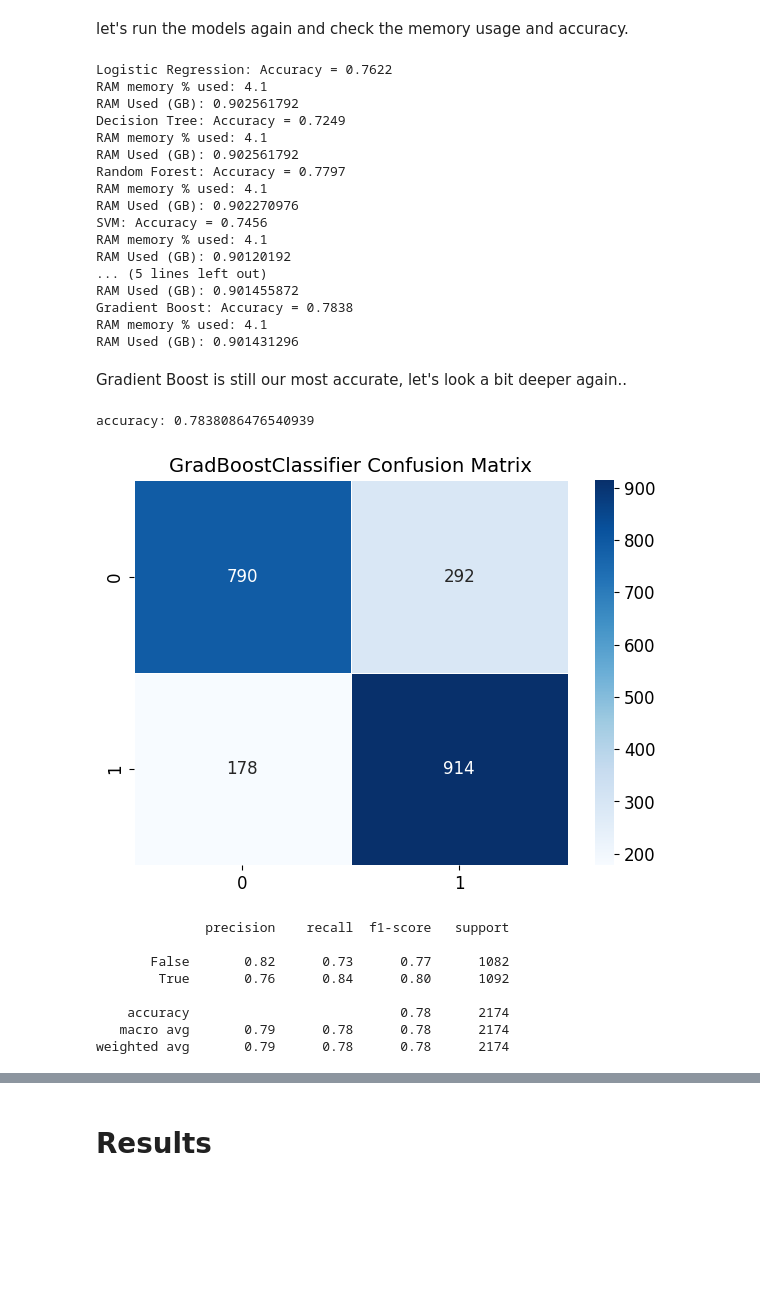
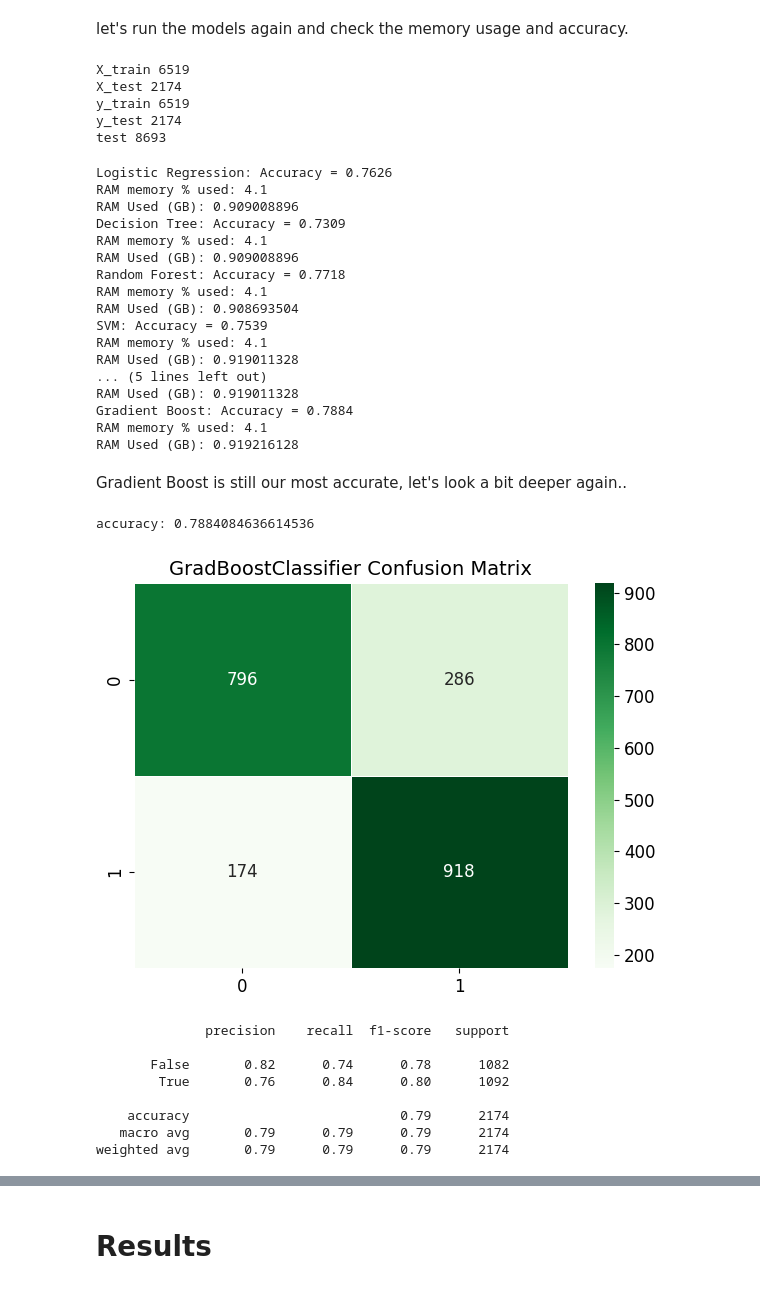
Before and after one commit to tudor-james/ai-playground, a Jupyter notebook: spaceship-titanic-model-compare.ipynb, the cells around one changed output, grey strips where cells are left out. Cells and saved outputs as stored; diff of their text form; code cells hidden in the pictures; blank space fills up the shorter version.

```diff
--- a/spaceship-titanic-model-compare.ipynb
+++ b/spaceship-titanic-model-compare.ipynb
@@ -246,6 +246,26 @@ plt.show()
 [figure]
 # %% [markdown]
 let's run the models again and check the memory usage and accuracy.
+# %%
+train = df.iloc[:8693, :].drop([], axis=1)
+test = df.iloc[8693:, :].drop([], axis=1)
+train.dropna(inplace=True)
+# %%
+y = train["Transported"]
+X = train.drop(["Transported"], axis=1)
+
+X_train, X_test, y_train, y_test = train_test_split(X, y, test_size=0.25, random_state=42)
+print("X_train",len(X_train))
+print("X_test",len(X_test))
+print("y_train",len(y_train))
+print("y_test",len(y_test))
+print("test",len(df))
+# %% [output]
+X_train 6519
+X_test 2174
+y_train 6519
+y_test 2174
+test 8693
 # %%
 models = {
     'Logistic Regression': LogisticRegression(max_iter=1000),
@@ -273,23 +293,23 @@ for model_name, model in models.items():
     # Getting usage of virtual_memory in GB ( 4th field)
     print('RAM Used (GB):', psutil.virtual_memory()[3]/1000000000)
 # %% [output]
-Logistic Regression: Accuracy = 0.7622
+Logistic Regression: Accuracy = 0.7626
 RAM memory % used: 4.1
-RAM Used (GB): 0.902561792
-Decision Tree: Accuracy = 0.7249
+RAM Used (GB): 0.909008896
+Decision Tree: Accuracy = 0.7309
 RAM memory % used: 4.1
-RAM Used (GB): 0.902561792
-Random Forest: Accuracy = 0.7797
+RAM Used (GB): 0.909008896
+Random Forest: Accuracy = 0.7718
 RAM memory % used: 4.1
-RAM Used (GB): 0.902270976
-SVM: Accuracy = 0.7456
+RAM Used (GB): 0.908693504
+SVM: Accuracy = 0.7539
 RAM memory % used: 4.1
-RAM Used (GB): 0.90120192
+RAM Used (GB): 0.919011328
 ... (5 lines left out)
-RAM Used (GB): 0.901455872
-Gradient Boost: Accuracy = 0.7838
+RAM Used (GB): 0.919011328
+Gradient Boost: Accuracy = 0.7884
 RAM memory % used: 4.1
-RAM Used (GB): 0.901431296
+RAM Used (GB): 0.919216128
 # %% [markdown]
 Gradient Boost is still our most accurate, let's look a bit deeper again..
 # %%
@@ -298,25 +318,25 @@ y_pred_catb = gradient_boost.predict(X_test)
 accuracy_randf = accuracy_score(y_test, y_pred_catb)
 print(f"accuracy: {accuracy_randf}")
 # %% [output]
-accuracy: 0.7838086476540939
+accuracy: 0.7884084636614536
 # %%
 plt.figure(figsize=(7,5))
-sns.heatmap(confusion_matrix(y_test, y_pred_catb), annot=True, linewidths=0.6, cmap="Blues", fmt='.3g')
+sns.heatmap(confusion_matrix(y_test, y_pred_catb), annot=True, linewidths=0.6, cmap="Greens", fmt='.3g')
 plt.title("GradBoostClassifier Confusion Matrix", fontsize=14)
 plt.show()
 # %% [output]
-[figure, old version]
+[figure, new version]
 # %%
 print(classification_report(y_test, y_pred_catb))
 # %% [output]
               precision    recall  f1-score   support
 
-       False       0.82      0.73      0.77      1082
+       False       0.82      0.74      0.78      1082
         True       0.76      0.84      0.80      1092
 
-    accuracy                           0.78      2174
-   macro avg       0.79      0.78      0.78      2174
-weighted avg       0.79      0.78      0.78      2174
+    accuracy                           0.79      2174
+   macro avg       0.79      0.79      0.79      2174
+weighted avg       0.79      0.79      0.79      2174
 # %%
 y_prob = gradient_boost.predict_proba(X_test)[:, 1]
 fpr, tpr, thresholds = roc_curve(y_test, y_prob)
```
Also changed, not shown: parts of 4 cells of this notebook.
